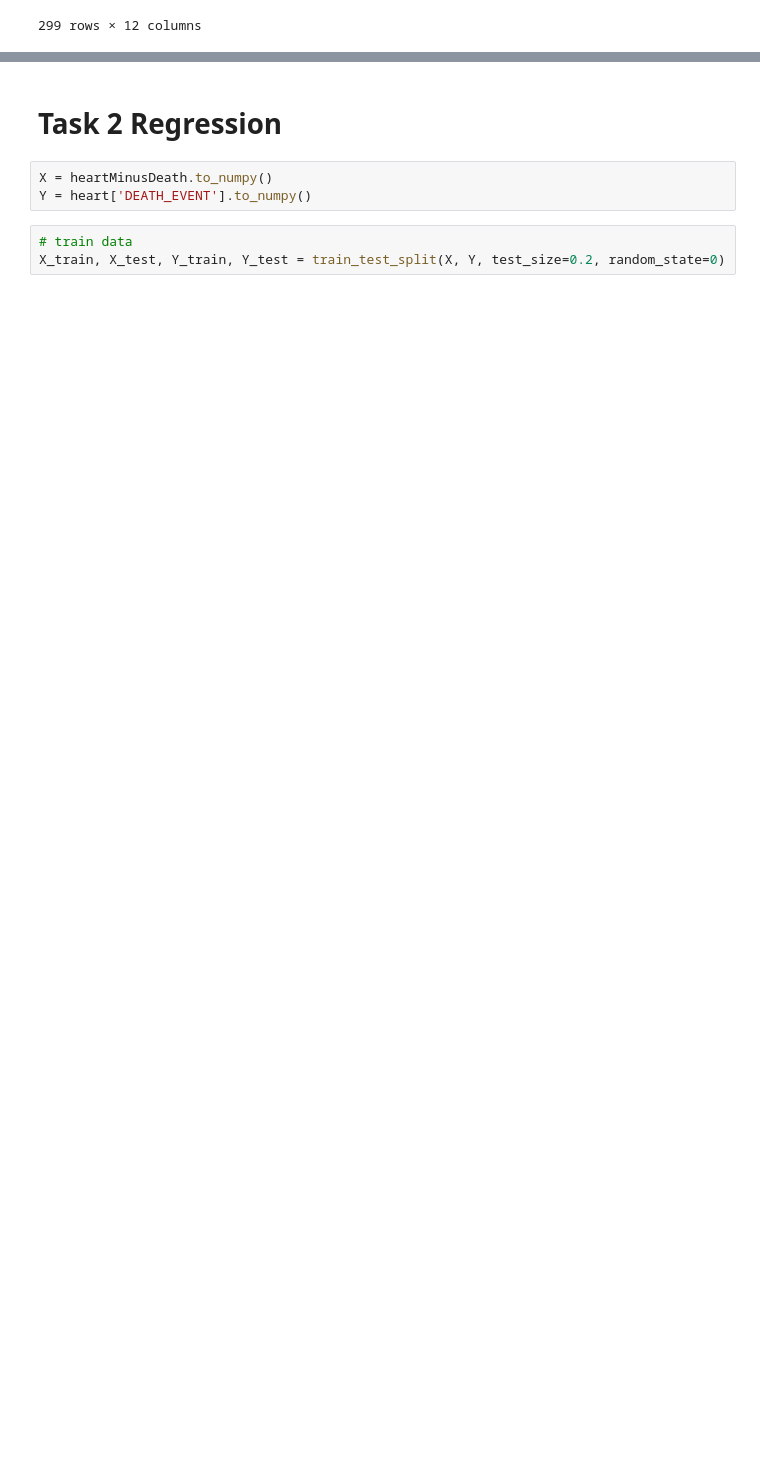
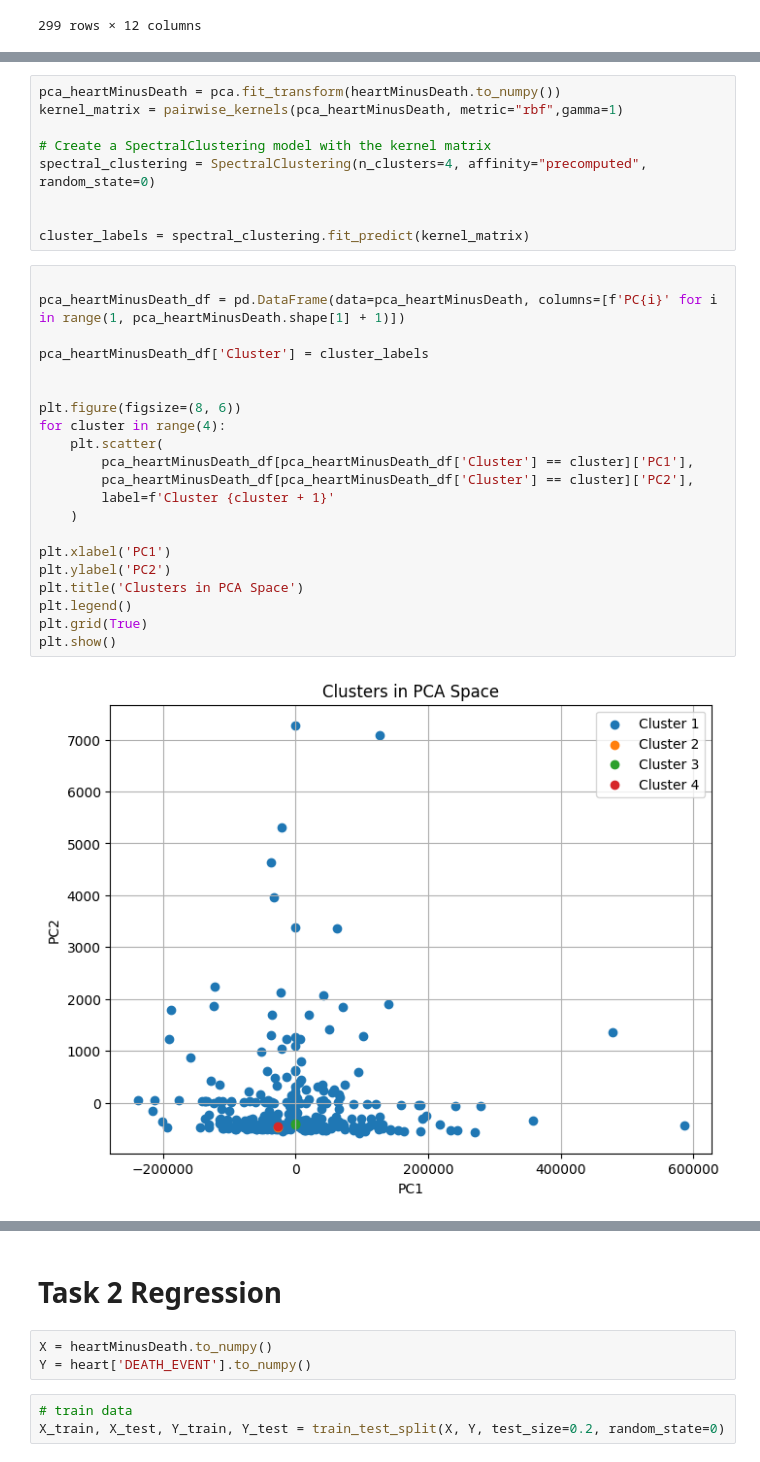
Before and after one commit to tutudaranijo/HEARTFAILURE, a Jupyter notebook: HW3AdetutuDaranijo.ipynb, the cells around one changed output, grey strips where cells are left out. Cells and saved outputs as stored; diff of their text form; blank space fills up the shorter version.

```diff
--- a/HW3AdetutuDaranijo.ipynb
+++ b/HW3AdetutuDaranijo.ipynb
@@ -170,0 +193,32 @@ KeyError: 'Feature1'
+# %%
+pca_heartMinusDeath = pca.fit_transform(heartMinusDeath.to_numpy())
+kernel_matrix = pairwise_kernels(pca_heartMinusDeath, metric="rbf",gamma=1)
+
+# Create a SpectralClustering model with the kernel matrix
+spectral_clustering = SpectralClustering(n_clusters=4, affinity="precomputed", random_state=0)
+
+
+cluster_labels = spectral_clustering.fit_predict(kernel_matrix)
+# %%
+
+pca_heartMinusDeath_df = pd.DataFrame(data=pca_heartMinusDeath, columns=[f'PC{i}' for i in range(1, pca_heartMinusDeath.shape[1] + 1)])
+
+pca_heartMinusDeath_df['Cluster'] = cluster_labels
+
+
+plt.figure(figsize=(8, 6))
+for cluster in range(4):
+    plt.scatter(
+        pca_heartMinusDeath_df[pca_heartMinusDeath_df['Cluster'] == cluster]['PC1'],
+        pca_heartMinusDeath_df[pca_heartMinusDeath_df['Cluster'] == cluster]['PC2'],
+        label=f'Cluster {cluster + 1}'
+    )
+
+plt.xlabel('PC1')
+plt.ylabel('PC2')
+plt.title('Clusters in PCA Space')
+plt.legend()
+plt.grid(True)
+plt.show()
+# %% [output]
+[figure, added]
```
Also changed, not shown: parts of 23 cells of this notebook.
